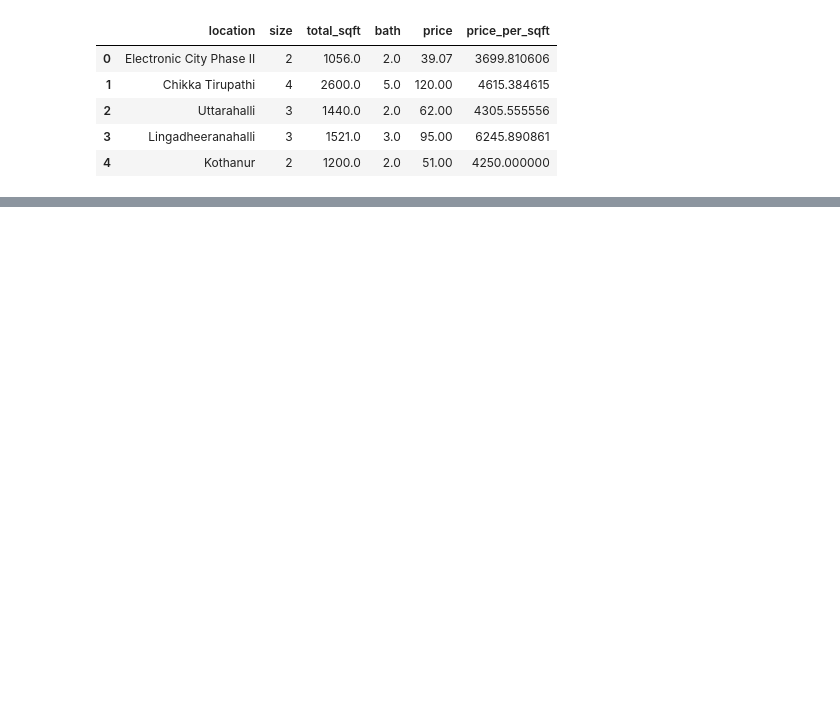
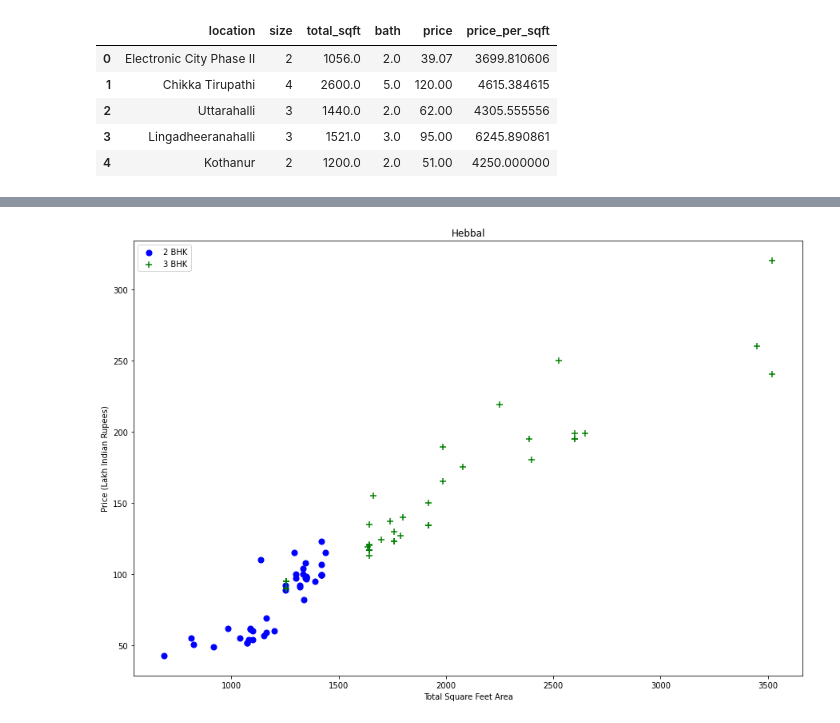
Before and after one commit to amrfodd/House-price-prediction, a Jupyter notebook: NoteBooks/Outlier Removal.ipynb, the cells around one changed output, grey strips where cells are left out. Cells and saved outputs as stored; diff of their text form; code cells hidden in the pictures; blank space fills up the shorter version.

```diff
--- a/NoteBooks/Outlier Removal.ipynb
+++ b/NoteBooks/Outlier Removal.ipynb
@@ -23,0 +140,4 @@ df.head()
+# %%
+plot_scatter_chart(df3,"Hebbal")
+# %% [output]
+[figure, added]
```
Also changed, not shown: parts of 19 cells of this notebook, 4 other files.
